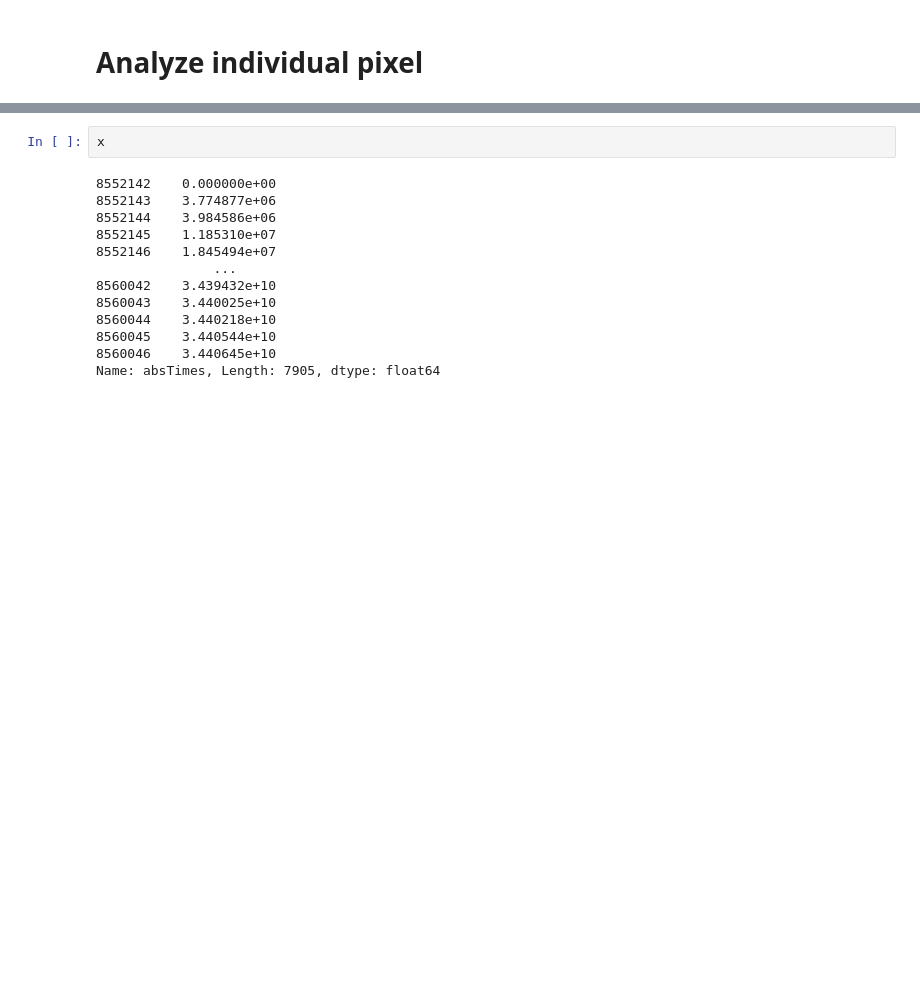
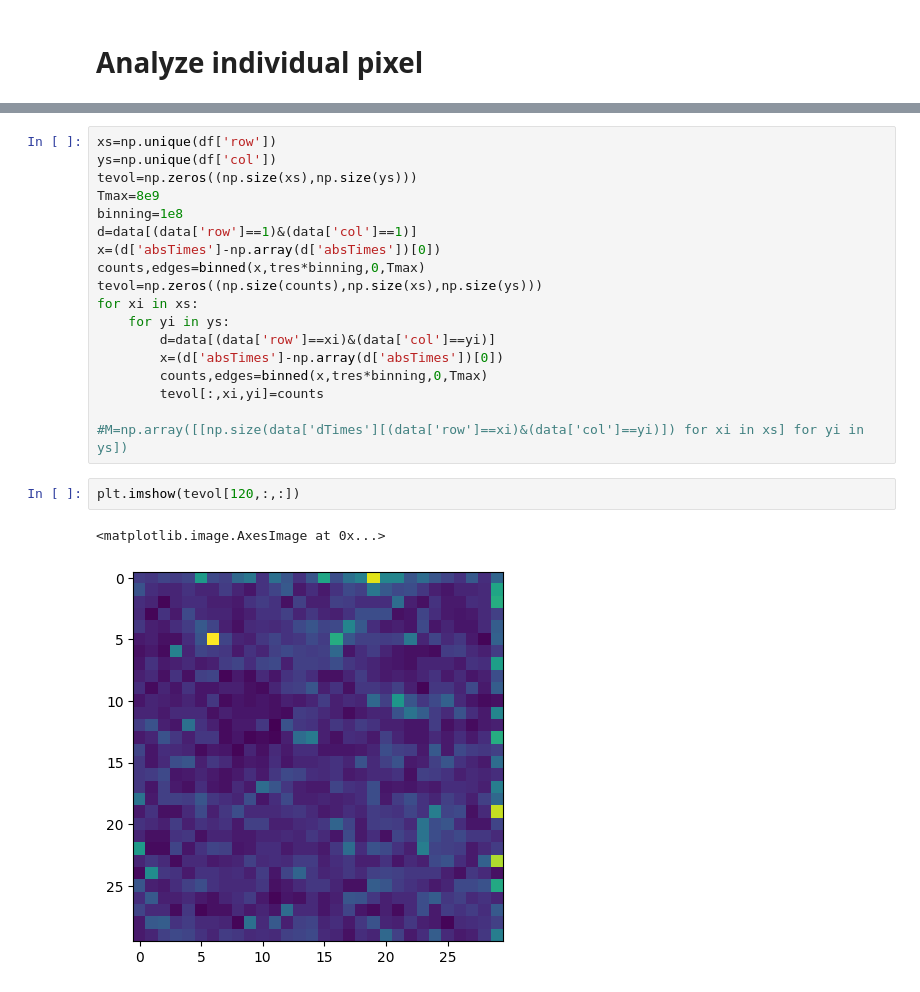
Before and after one commit to MikelElorza/Data-analysis, a Jupyter notebook: Narrow field/Imaging/Imaging_with_markers.ipynb, the cells around one changed output, grey strips where cells are left out. Saved outputs shown, nothing was run; the diff lists cells and outputs as text; blank space fills up the shorter version.

```diff
--- a/Narrow field/Imaging/Imaging_with_markers.ipynb
+++ b/Narrow field/Imaging/Imaging_with_markers.ipynb
@@ -221,15 +219,23 @@ plt.yscale('log')
-# %%
-x
-# %% [output]
-8552142    0.000000e+00
-8552143    3.774877e+06
-8552144    3.984586e+06
-8552145    1.185310e+07
-8552146    1.845494e+07
-               ...
-8560042    3.439432e+10
-8560043    3.440025e+10
-8560044    3.440218e+10
-8560045    3.440544e+10
-8560046    3.440645e+10
-Name: absTimes, Length: 7905, dtype: float64
+# %%
+xs=np.unique(df['row'])
+ys=np.unique(df['col'])
+tevol=np.zeros((np.size(xs),np.size(ys)))
+Tmax=8e9
+binning=1e8
+d=data[(data['row']==1)&(data['col']==1)]
+x=(d['absTimes']-np.array(d['absTimes'])[0])
+counts,edges=binned(x,tres*binning,0,Tmax)
+tevol=np.zeros((np.size(counts),np.size(xs),np.size(ys)))
+for xi in xs:
+    for yi in ys:
+        d=data[(data['row']==xi)&(data['col']==yi)]
+        x=(d['absTimes']-np.array(d['absTimes'])[0])
+        counts,edges=binned(x,tres*binning,0,Tmax)
+        tevol[:,xi,yi]=counts
+
+#M=np.array([[np.size(data['dTimes'][(data['row']==xi)&(data['col']==yi)]) for xi in xs] for yi in ys])
+# %%
+plt.imshow(tevol[120,:,:])
+# %% [output]
+<matplotlib.image.AxesImage at 0x...>
+[figure, added]
```
Also changed, not shown: parts of 8 cells of this notebook.
